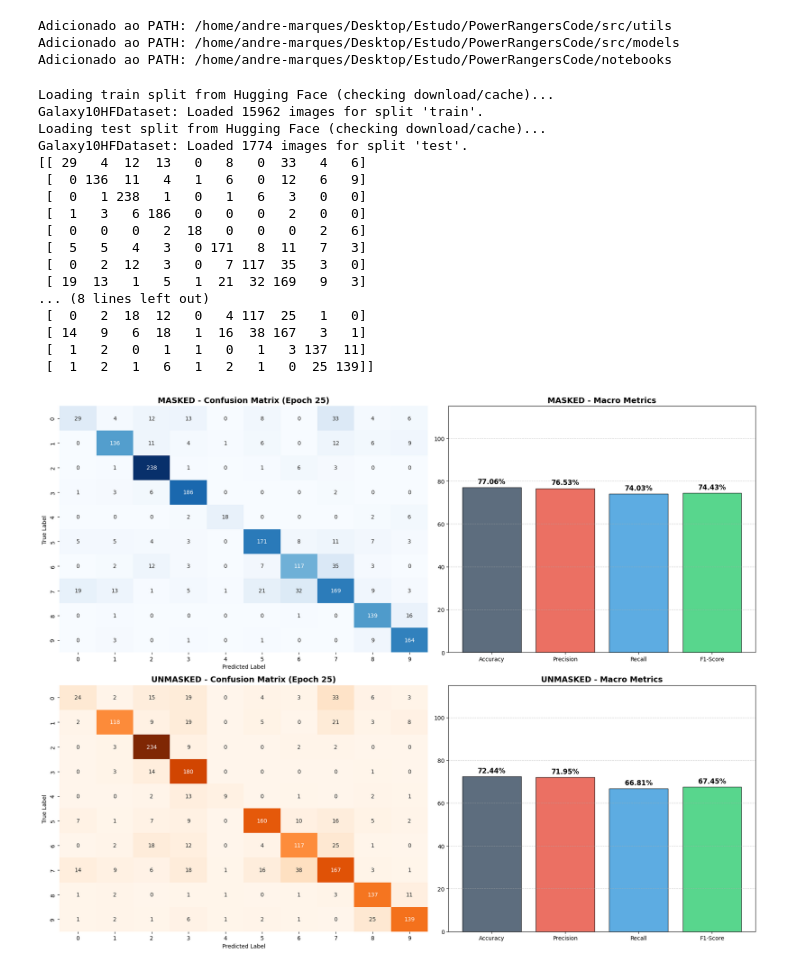
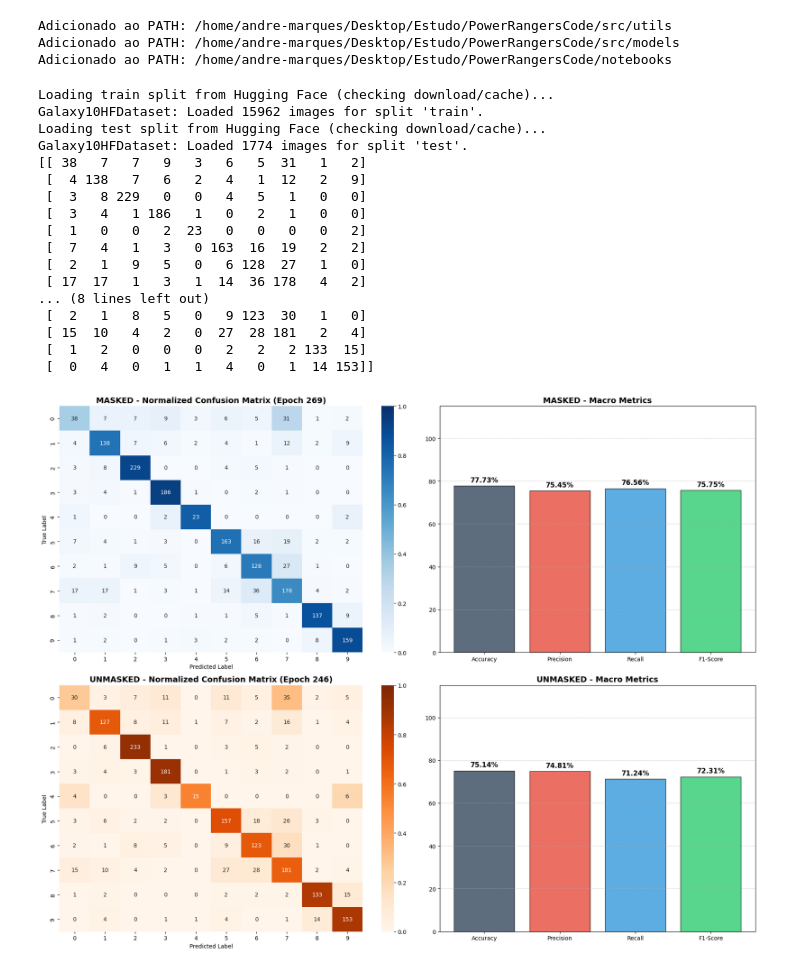
Before and after one commit to andrecostamarques/PowerRangersCode, a Jupyter notebook: notebooks/results/Test Analysis - Reduction.ipynb, the cells around one changed output. Drawn from its saved outputs; the diff is of its cells as text; code cells hidden in the pictures.

```diff
--- a/notebooks/results/Test Analysis - Reduction.ipynb
+++ b/notebooks/results/Test Analysis - Reduction.ipynb
@@ -70,26 +70,32 @@ torch.set_default_device('cuda')
 # %%
 # SETTING GLOBAL VARIABLES
 var_root_dir = "../../checkpoints/"
-var_global_checkpoint_masked = "galaxy10_resnet20_masked"
-var_global_checkpoint_unmasked = "galaxy10_resnet20_unmasked"
-var_global_epoch = 25
+var_global_checkpoint_masked = "galaxy10_lenet_masked"
+var_global_checkpoint_unmasked = "galaxy10_lenet_unmasked"
+best_epoch_masked = 269
+best_epoch_unmasked = 246
+
+"""
+⭐ Melhor época Masked: 269
+⭐ Melhor época Unmasked: 246
+"""
 
 # Setting the class helper
 utils = nu.NotebookUtils()
-tester = mt.ModelTester("galaxy10", batch=16)
+tester = mt.ModelTester("galaxy10", batch=64)
 
 # 2. Executar o Teste
 # Note: o seu ModelTester precisa retornar (cm, all_targets, all_probs)
 # Se o seu atual só retorna a CM, ajuste o return dele!
 
 m_cm, m_accuracy, m_precision, m_recall, m_f1, m_all_targets, m_all_probs, m_all_predictions = tester.test(
-        var_global_checkpoint_masked, var_global_epoch
+        var_global_checkpoint_masked, best_epoch_masked
 )
 
 print(m_cm)
 
 u_cm, u_accuracy, u_precision, u_recall, u_f1, u_all_targets, u_all_probs, u_all_predictions = tester.test(
-        var_global_checkpoint_unmasked, var_global_epoch, use_mask = False
+        var_global_checkpoint_unmasked, best_epoch_unmasked, use_mask = False
 )
 
 print(u_cm)
@@ -98,19 +104,19 @@ Loading train split from Hugging Face (checking download/cache)...
 Galaxy10HFDataset: Loaded 15962 images for split 'train'.
 Loading test split from Hugging Face (checking download/cache)...
 Galaxy10HFDataset: Loaded 1774 images for split 'test'.
-[[ 29   4  12  13   0   8   0  33   4   6]
- [  0 136  11   4   1   6   0  12   6   9]
- [  0   1 238   1   0   1   6   3   0   0]
- [  1   3   6 186   0   0   0   2   0   0]
- [  0   0   0   2  18   0   0   0   2   6]
- [  5   5   4   3   0 171   8  11   7   3]
- [  0   2  12   3   0   7 117  35   3   0]
- [ 19  13   1   5   1  21  32 169   9   3]
+[[ 38   7   7   9   3   6   5  31   1   2]
+ [  4 138   7   6   2   4   1  12   2   9]
+ [  3   8 229   0   0   4   5   1   0   0]
+ [  3   4   1 186   1   0   2   1   0   0]
+ [  1   0   0   2  23   0   0   0   0   2]
+ [  7   4   1   3   0 163  16  19   2   2]
+ [  2   1   9   5   0   6 128  27   1   0]
+ [ 17  17   1   3   1  14  36 178   4   2]
 ... (8 lines left out)
- [  0   2  18  12   0   4 117  25   1   0]
- [ 14   9   6  18   1  16  38 167   3   1]
- [  1   2   0   1   1   0   1   3 137  11]
- [  1   2   1   6   1   2   1   0  25 139]]
+ [  2   1   8   5   0   9 123  30   1   0]
+ [ 15  10   4   2   0  27  28 181   2   4]
+ [  1   2   0   0   0   2   2   2 133  15]
+ [  0   4   0   1   1   4   0   1  14 153]]
 # %%
 # --- CONFIGURAÇÃO DO PLOT (2 LINHAS, 2 COLUNAS) ---
 fig, axes = plt.subplots(2, 2, figsize=(18, 14), gridspec_kw={'width_ratios': [1.2, 1]})
@@ -120,9 +126,12 @@ metrics_names = ['Accuracy', 'Precision', 'Recall', 'F1-Score']
 colors = ['#34495e', '#e74c3c', '#3498db', '#2ecc71']
 
 # --- LINHA 1: MASKED (CIMA) ---
-# Matriz de Confusão Masked
-sns.heatmap(m_cm, annot=True, fmt='d', cmap='Blues', ax=axes[0, 0], cbar=False)
-axes[0, 0].set_title(f'MASKED - Confusion Matrix (Epoch {var_global_epoch})', fontsize=14, fontweight='bold')
+# Normalização para as cores
+m_cm_norm = m_cm.astype('float') / (m_cm.sum(axis=1)[:, np.newaxis] + 1e-9)
+
+# Matriz de Confusão Masked - Cores pela % (norm), Texto pelo absoluto (annot=m_cm)
+sns.heatmap(m_cm_norm, annot=m_cm, fmt='d', cmap='Blues', ax=axes[0, 0], cbar=True, vmin=0, vmax=1)
+axes[0, 0].set_title(f'MASKED - Normalized Confusion Matrix (Epoch {best_epoch_masked})', fontsize=14, fontweight='bold')
 axes[0, 0].set_xlabel('Predicted Label')
 axes[0, 0].set_ylabel('True Label')
 
@@ -130,37 +139,40 @@ axes[0, 0].set_ylabel('True Label')
 m_metrics = [m_accuracy, m_precision, m_recall, m_f1]
 m_bars = axes[0, 1].bar(metrics_names, m_metrics, color=colors, alpha=0.8, edgecolor='black')
 axes[0, 1].set_ylim(0, 115)
 axes[0, 1].set_title(f'MASKED - Macro Metrics', fontsize=14, fontweight='bold')
 axes[0, 1].grid(axis='y', linestyle='--', alpha=0.6)
 
 for bar in m_bars:
     height = bar.get_height()
     axes[0, 1].text(bar.get_x() + bar.get_width()/2., height + 1, f'{height:.2f}%',
                     ha='center', va='bottom', fontweight='bold', fontsize=12)
 
 # --- LINHA 2: UNMASKED (BAIXO) ---
-# Matriz de Confusão Unmasked
-sns.heatmap(u_cm, annot=True, fmt='d', cmap='Oranges', ax=axes[1, 0], cbar=False) # Mudei para Oranges para diferenciar
-axes[1, 0].set_title(f'UNMASKED - Confusion Matrix (Epoch {var_global_epoch})', fontsize=14, fontweight='bold')
+# Normalização para as cores
+u_cm_norm = u_cm.astype('float') / (u_cm.sum(axis=1)[:, np.newaxis] + 1e-9)
+
+# Matriz de Confusão Unmasked - Cores pela % (norm), Texto pelo absoluto (annot=u_cm)
+sns.heatmap(u_cm_norm, annot=u_cm, fmt='d', cmap='Oranges', ax=axes[1, 0], cbar=True, vmin=0, vmax=1)
+axes[1, 0].set_title(f'UNMASKED - Normalized Confusion Matrix (Epoch {best_epoch_unmasked})', fontsize=14, fontweight='bold')
 axes[1, 0].set_xlabel('Predicted Label')
 axes[1, 0].set_ylabel('True Label')
 
 # Gráfico de Barras Unmasked
 u_metrics = [u_accuracy, u_precision, u_recall, u_f1]
 u_bars = axes[1, 1].bar(metrics_names, u_metrics, color=colors, alpha=0.8, edgecolor='black')
 axes[1, 1].set_ylim(0, 115)
 axes[1, 1].set_title(f'UNMASKED - Macro Metrics', fontsize=14, fontweight='bold')
 axes[1, 1].grid(axis='y', linestyle='--', alpha=0.6)
 
 for bar in u_bars:
     height = bar.get_height()
     axes[1, 1].text(bar.get_x() + bar.get_width()/2., height + 1, f'{height:.2f}%',
                     ha='center', va='bottom', fontweight='bold', fontsize=12)
 
 plt.tight_layout()
 plt.show()
 # %% [output]
-[figure, old version]
+[figure, new version]
 # %%
 from sklearn.preprocessing import label_binarize
 from sklearn.metrics import roc_curve, auc
```
Also changed, not shown: parts of 1 cell of this notebook, 5 other files.
